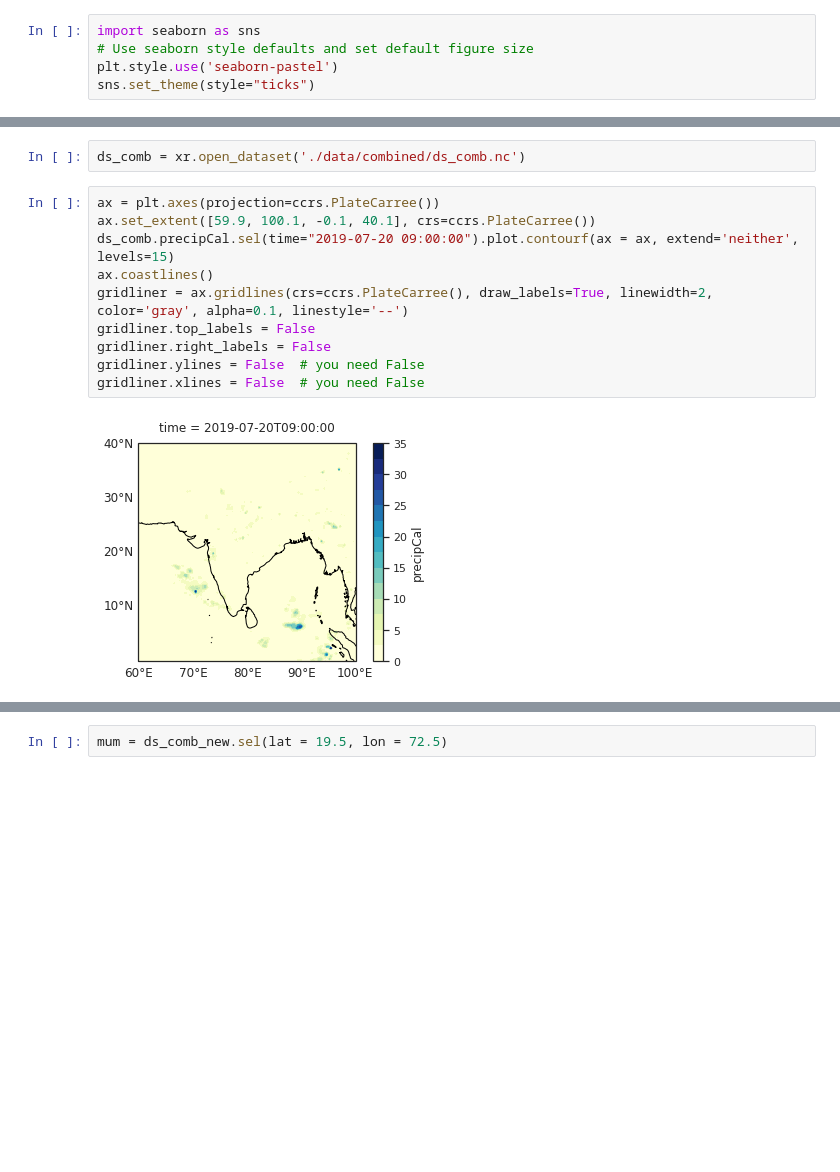
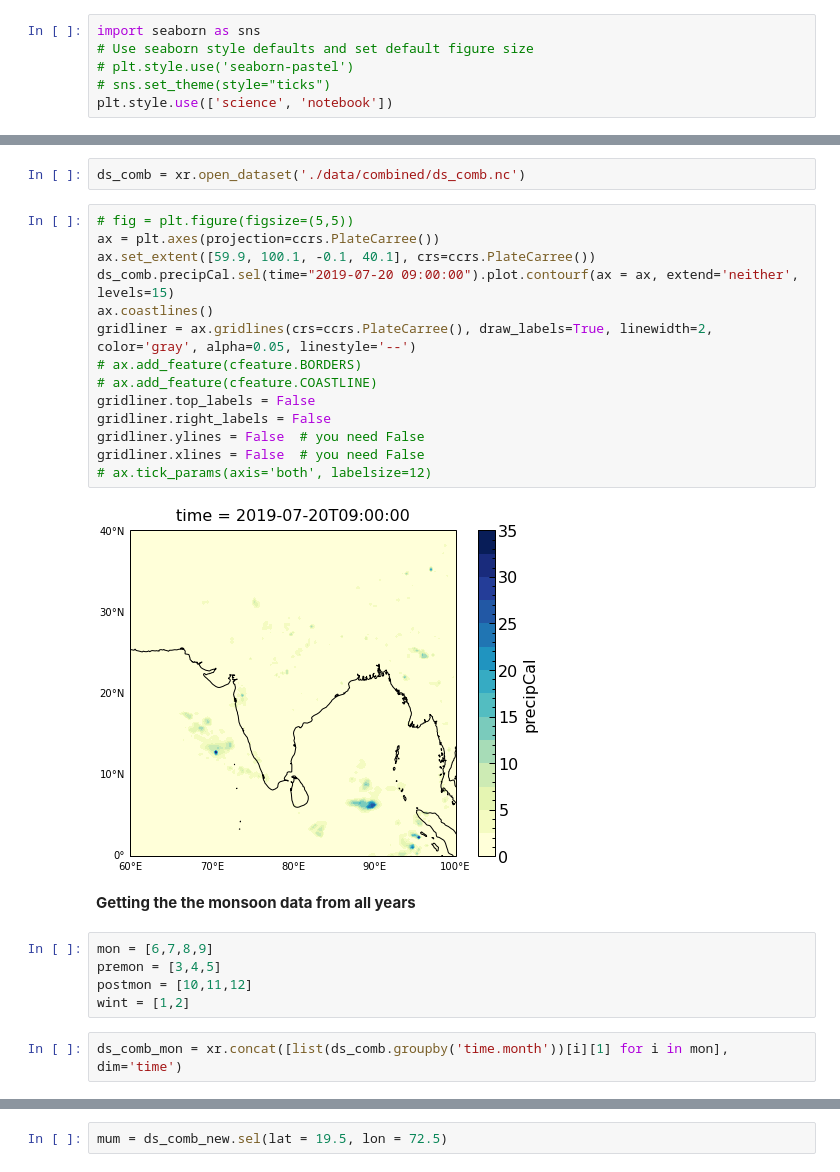
Before and after one commit to adisen99/msc_project, a Jupyter notebook: test.ipynb, the cells around one changed output, grey strips where cells are left out. Drawn from its saved outputs; the diff is of its cells as text; blank space fills up the shorter version.

```diff
--- a/test.ipynb
+++ b/test.ipynb
@@ -20,8 +23,9 @@ from functions import ccplot, binning
 # %%
 import seaborn as sns
 # Use seaborn style defaults and set default figure size
-plt.style.use('seaborn-pastel')
-sns.set_theme(style="ticks")
+# plt.style.use('seaborn-pastel')
+# sns.set_theme(style="ticks")
+plt.style.use(['science', 'notebook'])
 # %%
 # Colormap selection
 xr.set_options(cmap_divergent='RdBu_r', cmap_sequential='YlGnBu')
@@ -195,14 +246,27 @@ del ds_comb
 # %%
 ds_comb = xr.open_dataset('./data/combined/ds_comb.nc')
 # %%
+# fig = plt.figure(figsize=(5,5))
 ax = plt.axes(projection=ccrs.PlateCarree())
 ax.set_extent([59.9, 100.1, -0.1, 40.1], crs=ccrs.PlateCarree())
 ds_comb.precipCal.sel(time="2019-07-20 09:00:00").plot.contourf(ax = ax, extend='neither', levels=15)
 ax.coastlines()
-gridliner = ax.gridlines(crs=ccrs.PlateCarree(), draw_labels=True, linewidth=2, color='gray', alpha=0.1, linestyle='--')
+gridliner = ax.gridlines(crs=ccrs.PlateCarree(), draw_labels=True, linewidth=2, color='gray', alpha=0.05, linestyle='--')
+# ax.add_feature(cfeature.BORDERS)
+# ax.add_feature(cfeature.COASTLINE)
 gridliner.top_labels = False
 gridliner.right_labels = False
 gridliner.ylines = False  # you need False
 gridliner.xlines = False  # you need False
+# ax.tick_params(axis='both', labelsize=12)
 # %% [output]
-[figure, old version]
+[figure, new version]
+# %% [markdown]
+**Getting the the monsoon data from all years**
+# %%
+mon = [6,7,8,9]
+premon = [3,4,5]
+postmon = [10,11,12]
+wint = [1,2]
+# %%
+ds_comb_mon = xr.concat([list(ds_comb.groupby('time.month'))[i][1] for i in mon], dim='time')
```
Also changed, not shown: parts of 32 cells of this notebook, 2 other files.
